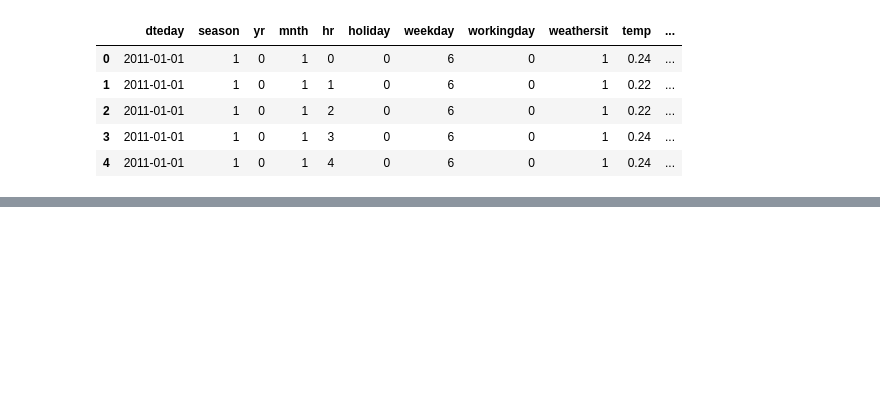
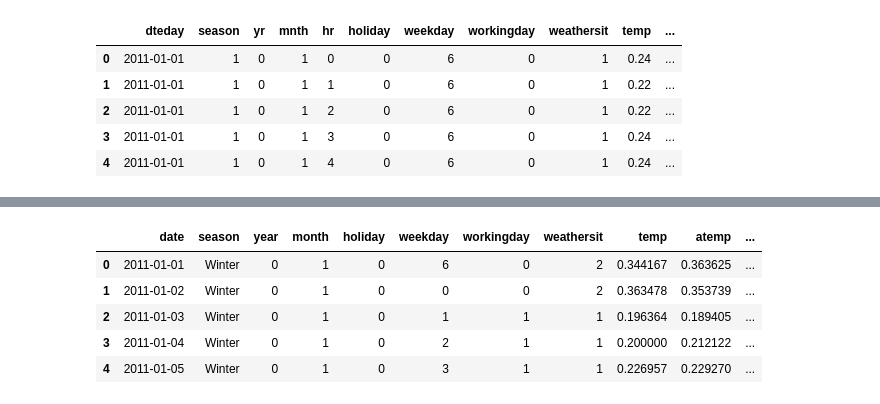
Before and after one commit to RizkiLaksanaPutra/Bike-Sharing-EDA, a Jupyter notebook: notebook.ipynb, the cells around one changed output, grey strips where cells are left out. Cells and saved outputs as stored; diff of their text form; code cells hidden in the pictures; blank space fills up the shorter version.

```diff
--- a/notebook.ipynb
+++ b/notebook.ipynb
@@ -191,11 +178,0 @@ df_hour.head()
-# %%
-df_day.rename(columns = {
-    'dteday': 'date',
-    'yr': 'year',
-    'mnth': 'month',
-    'hr': 'hour',
-    'hum': 'humidity',
-    'cnt': 'count'
-}, inplace = True)
-
-df_day.head()
@@ -238,0 +188,8 @@ memory usage: 85.8 KB
+# %%
+categorical = ['season', 'month', 'weekday', 'weathersit', 'holiday', 'workingday']
+
+for df in [df_day, df_hour]:
+    df['date'] = pd.to_datetime(df['date'])
+    df[categorical] = df[categorical].astype('category')
+
+df_day.info()
@@ -238,0 +214,13 @@ memory usage: 85.8 KB
+# %%
+season_mapping = {1: 'Winter', 2: 'Spring', 3: 'Summer', 4: 'Fall'}
+for df in [df_day, df_hour]:
+    df['season'].replace(season_mapping, inplace = True)
+
+df_day.head()
+# %% [output]
+|  | date | season | year | month | holiday | weekday | workingday | weathersit | temp | atemp | ... |
+| 0 | 2011-01-01 | Winter | 0 | 1 | 0 | 6 | 0 | 2 | 0.344167 | 0.363625 | ... |
+| 1 | 2011-01-02 | Winter | 0 | 1 | 0 | 0 | 0 | 2 | 0.363478 | 0.353739 | ... |
+| 2 | 2011-01-03 | Winter | 0 | 1 | 0 | 1 | 1 | 1 | 0.196364 | 0.189405 | ... |
+| 3 | 2011-01-04 | Winter | 0 | 1 | 0 | 2 | 1 | 1 | 0.200000 | 0.212122 | ... |
+| 4 | 2011-01-05 | Winter | 0 | 1 | 0 | 3 | 1 | 1 | 0.226957 | 0.229270 | ... |
```
Also changed, not shown: parts of 23 cells of this notebook.
